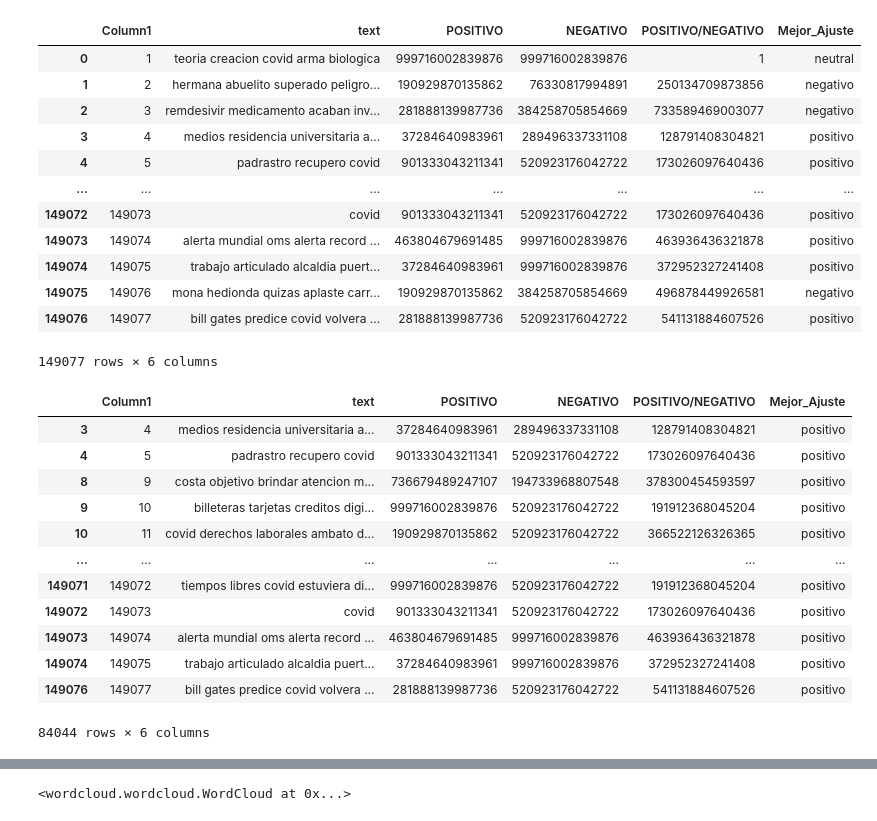
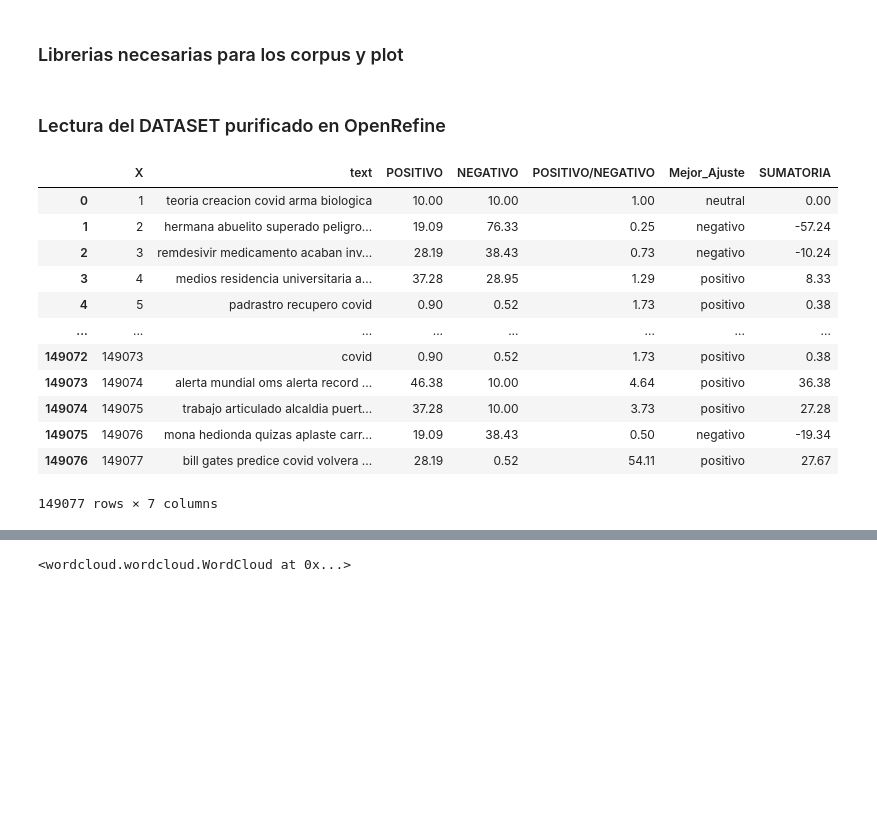
Before and after one commit to johnAtorresA/Covid-19-Ecuador, a Jupyter notebook: Plot Analisis de opinion COVID-19.ipynb, the cells around one changed output, grey strips where cells are left out. Cells and saved outputs as stored; diff of their text form; code cells hidden in the pictures; blank space fills up the shorter version.

```diff
--- a/Plot Analisis de opinion COVID-19.ipynb
+++ b/Plot Analisis de opinion COVID-19.ipynb
@@ -12 +12,3 @@
+# %% [markdown]
+### Librerias necesarias para los corpus y plot
 # %%
@@ -32,22 +37,24 @@ def color_func(word, font_size, position, orientation, random_state=None, **kwar
     return tuple (Balance_20.colors[random.randint(2,18)])
 
 #from scipy.misc import imread
+# %% [markdown]
+### Lectura del DATASET purificado en OpenRefine
 # %%
 
 # Lectura de DATASET.CSV alojado en Google Drive
-pd.read_csv("https://docs.google.com/spreadsheets/d/1Yb39azIkdDUQdpi-jsnejlpLc8pIFOoOUDyV8M4Hayo/export?format=csv")
+pd.read_csv("https://docs.google.com/spreadsheets/d/1kyJdXH6TbqJBhlrbo0MaJA-7GJbO33RZB20PU85SvAc/export?format=csv")
 # %% [output]
-|  | Column1 | text | POSITIVO | NEGATIVO | POSITIVO/NEGATIVO | Mejor_Ajuste |
-| 0 | 1 | teoria creacion covid arma biologica | 999716002839876 | 999716002839876 | 1 | neutral |
-| 1 | 2 | hermana abuelito superado peligro... | 190929870135862 | 76330817994891 | 250134709873856 | negativo |
-| 2 | 3 | remdesivir medicamento acaban inv... | 281888139987736 | 384258705854669 | 733589469003077 | negativo |
-| 3 | 4 | medios residencia universitaria a... | 37284640983961 | 289496337331108 | 128791408304821 | positivo |
-| 4 | 5 | padrastro recupero covid | 901333043211341 | 520923176042722 | 173026097640436 | positivo |
-| ... | ... | ... | ... | ... | ... | ... |
-| 149072 | 149073 | covid | 901333043211341 | 520923176042722 | 173026097640436 | positivo |
-| 149073 | 149074 | alerta mundial oms alerta record ... | 463804679691485 | 999716002839876 | 463936436321878 | positivo |
-| 149074 | 149075 | trabajo articulado alcaldia puert... | 37284640983961 | 999716002839876 | 372952327241408 | positivo |
-| 149075 | 149076 | mona hedionda quizas aplaste carr... | 190929870135862 | 384258705854669 | 496878449926581 | negativo |
-| 149076 | 149077 | bill gates predice covid volvera ... | 281888139987736 | 520923176042722 | 541131884607526 | positivo |
+|  | X | text | POSITIVO | NEGATIVO | POSITIVO/NEGATIVO | Mejor_Ajuste | SUMATORIA |
+| 0 | 1 | teoria creacion covid arma biologica | 10.00 | 10.00 | 1.00 | neutral | 0.00 |
+| 1 | 2 | hermana abuelito superado peligro... | 19.09 | 76.33 | 0.25 | negativo | -57.24 |
+| 2 | 3 | remdesivir medicamento acaban inv... | 28.19 | 38.43 | 0.73 | negativo | -10.24 |
+| 3 | 4 | medios residencia universitaria a... | 37.28 | 28.95 | 1.29 | positivo | 8.33 |
+| 4 | 5 | padrastro recupero covid | 0.90 | 0.52 | 1.73 | positivo | 0.38 |
+| ... | ... | ... | ... | ... | ... | ... | ... |
+| 149072 | 149073 | covid | 0.90 | 0.52 | 1.73 | positivo | 0.38 |
+| 149073 | 149074 | alerta mundial oms alerta record ... | 46.38 | 10.00 | 4.64 | positivo | 36.38 |
+| 149074 | 149075 | trabajo articulado alcaldia puert... | 37.28 | 10.00 | 3.73 | positivo | 27.28 |
+| 149075 | 149076 | mona hedionda quizas aplaste carr... | 19.09 | 38.43 | 0.50 | negativo | -19.34 |
+| 149076 | 149077 | bill gates predice covid volvera ... | 28.19 | 0.52 | 54.11 | positivo | 27.67 |
-149077 rows × 6 columns
+149077 rows × 7 columns
 # %%
@@ -55,16 +61,0 @@ tuits_df = pd.read_csv("https://docs.google.com/spreadsheets/d/1Yb39azIkdDUQdpi-
-# %%
-tuits_df[(tuits_df.text != "null") & (tuits_df.Mejor_Ajuste == "positivo")]
-# %% [output]
-|  | Column1 | text | POSITIVO | NEGATIVO | POSITIVO/NEGATIVO | Mejor_Ajuste |
-| 3 | 4 | medios residencia universitaria a... | 37284640983961 | 289496337331108 | 128791408304821 | positivo |
-| 4 | 5 | padrastro recupero covid | 901333043211341 | 520923176042722 | 173026097640436 | positivo |
-| 8 | 9 | costa objetivo brindar atencion m... | 736679489247107 | 194733968807548 | 378300454593597 | positivo |
-| 9 | 10 | billeteras tarjetas creditos digi... | 999716002839876 | 520923176042722 | 191912368045204 | positivo |
-| 10 | 11 | covid derechos laborales ambato d... | 190929870135862 | 520923176042722 | 366522126326365 | positivo |
-| ... | ... | ... | ... | ... | ... | ... |
-| 149071 | 149072 | tiempos libres covid estuviera di... | 999716002839876 | 520923176042722 | 191912368045204 | positivo |
-| 149072 | 149073 | covid | 901333043211341 | 520923176042722 | 173026097640436 | positivo |
-| 149073 | 149074 | alerta mundial oms alerta record ... | 463804679691485 | 999716002839876 | 463936436321878 | positivo |
-| 149074 | 149075 | trabajo articulado alcaldia puert... | 37284640983961 | 999716002839876 | 372952327241408 | positivo |
-| 149076 | 149077 | bill gates predice covid volvera ... | 281888139987736 | 520923176042722 | 541131884607526 | positivo |
-84044 rows × 6 columns
```
Also changed, not shown: parts of 50 cells of this notebook.
